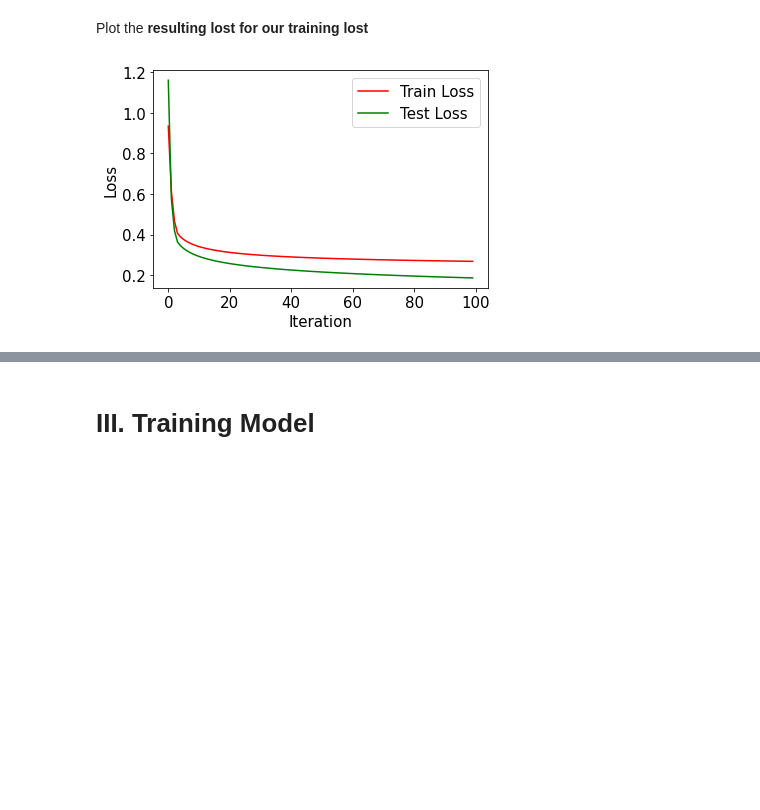
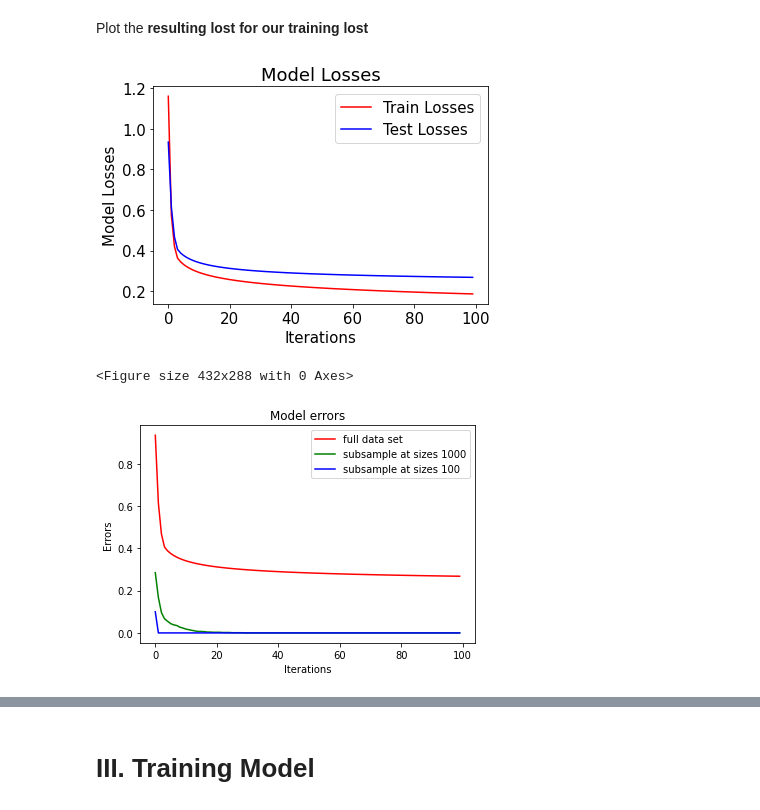
Before and after one commit to LeTuanCS150901/AI_Introductory, a Jupyter notebook: main.ipynb, the cells around one changed output, grey strips where cells are left out. Drawn from its saved outputs; the diff is of its cells as text; code cells hidden in the pictures; blank space fills up the shorter version.

```diff
--- a/main.ipynb
+++ b/main.ipynb
@@ -227,17 +298,28 @@ multinomial_logreg_total_loss(X , theta, y_hot)
 Plot the **resulting lost for our training lost**
 # %%
 x_range = [i for i in range(100)]
-
-
-plt.plot(x_range, J_history, color='red', label= 'Train Loss')
-#plt.scatter(x= x_range, y=J_history, color='red', label= 'Thực tế')
-plt.plot(x_range, J_test_history,color='green',label= "Test Loss")
-plt.xlabel('Iteration')
-plt.ylabel('Loss')
+plt.title('Model Losses')
+plt.plot(x_range, J_test_history, color='red', label= 'Train Losses')
+plt.plot(x_range, J_history, color='blue',label= "Test Losses")
+plt.xlabel('Iterations')
+plt.ylabel('Model Losses')
 plt.rcParams['font.size'] = 15.0
 plt.legend()
 plt.show()
 # %% [output]
-[figure, old version]
+[figure, new version]
+<Figure size 432x288 with 0 Axes>
+# %%
+x_range = [i for i in range(100)]
+plt.title('Model errors')
+plt.plot(x_range, J_history, color='red', label= 'full data set')
+plt.plot(x_range, error_history_shuffle, color='green', label= 'subsample at sizes 1000')
+plt.plot(x_range, error_history_shuffle_sizes_100, color='blue',label= 'subsample at sizes 100')
+plt.xlabel('Iterations')
+plt.ylabel('Errors')
+plt.legend()
+plt.show()
+# %% [output]
+[figure, added]
 # %%
 x_range = [i for i in range(100)]
```
Also changed, not shown: parts of 38 cells of this notebook.
